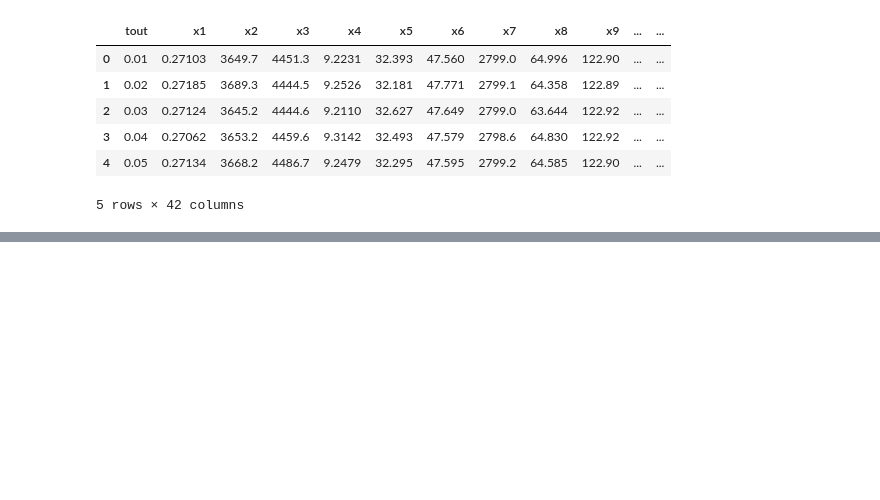
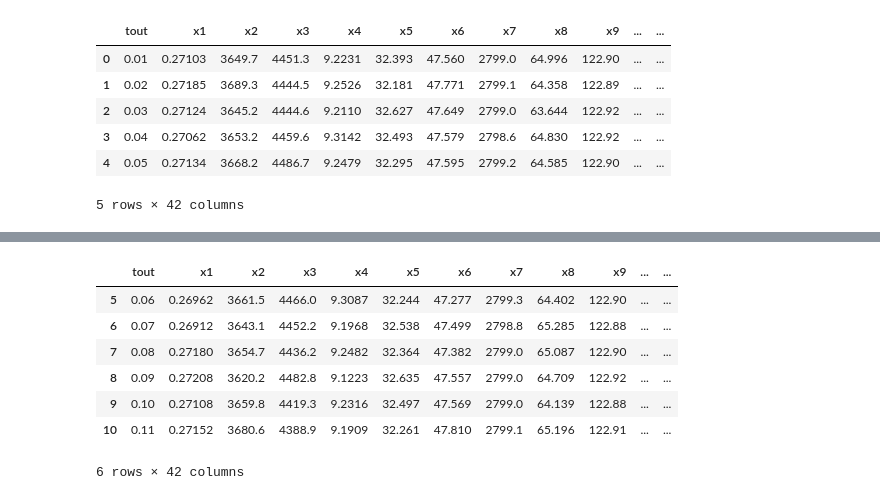
Before and after one commit to ruteee/pesquisa, a Jupyter notebook: Correlação cruzada.ipynb, the cells around one changed output, grey strips where cells are left out. Drawn from its saved outputs; the diff is of its cells as text; code cells hidden in the pictures; blank space fills up the shorter version.

```diff
--- a/Correlação cruzada.ipynb
+++ b/Correlação cruzada.ipynb
@@ -26,0 +28,11 @@ array([ 0.01      ,  8.66666667])
+# %%
+def normalize_dfs(dfs):
+    all_dfs = pd.concat(dfs)
+    norm_dfs = []
+    all_dfs_norm =  (all_dfs - all_dfs.mean())/all_dfs.std()
+
+    num_blocks = int(len(all_dfs)/len(dfs))
+    for i in np.arange(0, num_blocks):
+        df = all_dfs.iloc[(i*num_blocks) : (i*num_blocks + num_blocks),:]
+        norm_dfs.append(df)
+    return norm_dfs
@@ -26,0 +69,11 @@ array([ 0.01      ,  8.66666667])
+# %%
+normalize_dfs([teste1, teste])[0]
+# %% [output]
+|  | tout | x1 | x2 | x3 | x4 | x5 | x6 | x7 | x8 | x9 | ... | ... |
+| 5 | 0.06 | 0.26962 | 3661.5 | 4466.0 | 9.3087 | 32.244 | 47.277 | 2799.3 | 64.402 | 122.90 | ... | ... |
+| 6 | 0.07 | 0.26912 | 3643.1 | 4452.2 | 9.1968 | 32.538 | 47.499 | 2798.8 | 65.285 | 122.88 | ... | ... |
+| 7 | 0.08 | 0.27180 | 3654.7 | 4436.2 | 9.2482 | 32.364 | 47.382 | 2799.0 | 65.087 | 122.90 | ... | ... |
+| 8 | 0.09 | 0.27208 | 3620.2 | 4482.8 | 9.1223 | 32.635 | 47.557 | 2799.0 | 64.709 | 122.92 | ... | ... |
+| 9 | 0.10 | 0.27108 | 3659.8 | 4419.3 | 9.2316 | 32.497 | 47.569 | 2799.0 | 64.139 | 122.88 | ... | ... |
+| 10 | 0.11 | 0.27152 | 3680.6 | 4388.9 | 9.1909 | 32.261 | 47.810 | 2799.1 | 65.196 | 122.91 | ... | ... |
+6 rows × 42 columns
```
Also changed, not shown: parts of 15 cells of this notebook.
